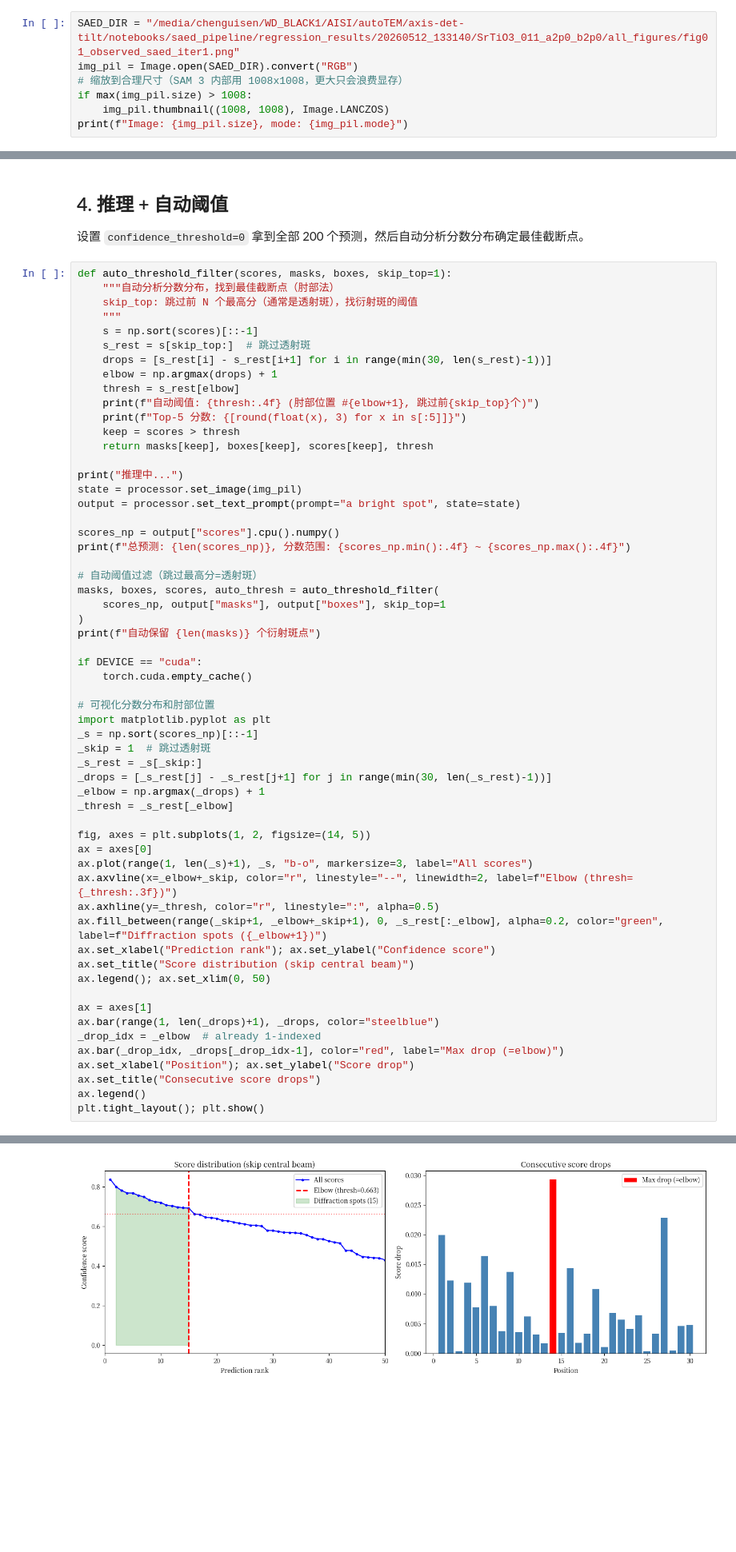
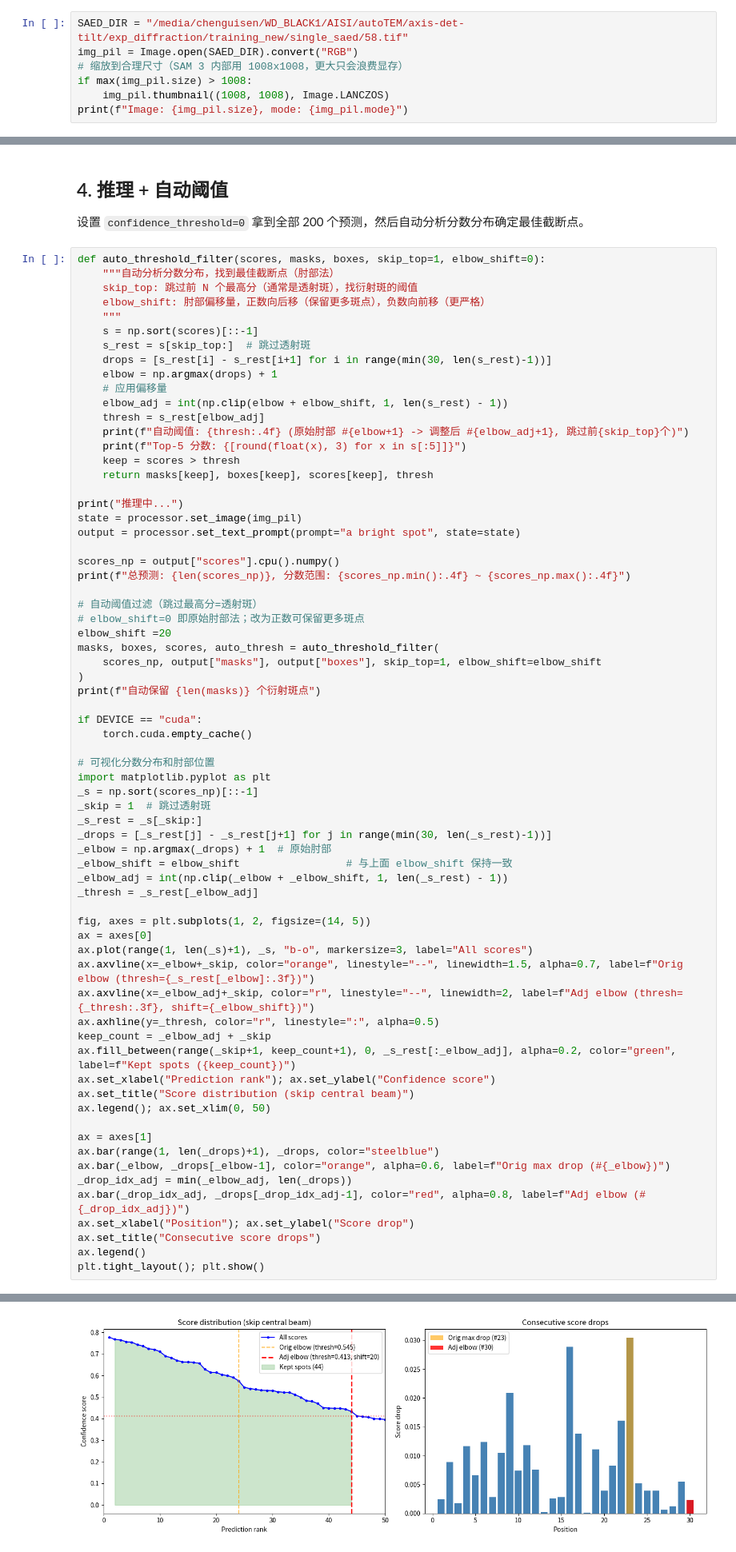
Before and after one commit to chenguisen/sam3, a Jupyter notebook: notebooks/saed_diffraction_spot_segmentation.ipynb, the cells around one changed output, grey strips where cells are left out. Shown at 80% size. Drawn from its saved outputs; the diff is of its cells as text; blank space fills up the shorter version.

```diff
--- a/notebooks/saed_diffraction_spot_segmentation.ipynb
+++ b/notebooks/saed_diffraction_spot_segmentation.ipynb
@@ -53,7 +53,7 @@ Processor ready
 
 直接加载 PNG 图像，不加载 npy 数据。
 # %%
-SAED_DIR = "/media/chenguisen/WD_BLACK1/AISI/autoTEM/axis-det-tilt/notebooks/saed_pipeline/regression_results/20260512_133140/SrTiO3_011_a2p0_b2p0/all_figures/fig01_observed_saed_iter1.png"
+SAED_DIR = "/media/chenguisen/WD_BLACK1/AISI/autoTEM/axis-det-tilt/exp_diffraction/training_new/single_saed/58.tif"
 img_pil = Image.open(SAED_DIR).convert("RGB")
 # 缩放到合理尺寸（SAM 3 内部用 1008x1008，更大只会浪费显存）
 if max(img_pil.size) > 1008:
@@ -66,16 +66,19 @@ Image: (980, 1008), mode: RGB
 
 设置 `confidence_threshold=0` 拿到全部 200 个预测，然后自动分析分数分布确定最佳截断点。
 # %%
-def auto_threshold_filter(scores, masks, boxes, skip_top=1):
+def auto_threshold_filter(scores, masks, boxes, skip_top=1, elbow_shift=0):
     """自动分析分数分布，找到最佳截断点（肘部法）
     skip_top: 跳过前 N 个最高分（通常是透射斑），找衍射斑的阈值
+    elbow_shift: 肘部偏移量，正数向后移（保留更多斑点），负数向前移（更严格）
     """
     s = np.sort(scores)[::-1]
     s_rest = s[skip_top:]  # 跳过透射斑
     drops = [s_rest[i] - s_rest[i+1] for i in range(min(30, len(s_rest)-1))]
     elbow = np.argmax(drops) + 1
-    thresh = s_rest[elbow]
-    print(f"自动阈值: {thresh:.4f} (肘部位置 #{elbow+1}, 跳过前{skip_top}个)")
+    # 应用偏移量
+    elbow_adj = int(np.clip(elbow + elbow_shift, 1, len(s_rest) - 1))
+    thresh = s_rest[elbow_adj]
+    print(f"自动阈值: {thresh:.4f} (原始肘部 #{elbow+1} -> 调整后 #{elbow_adj+1}, 跳过前{skip_top}个)")
     print(f"Top-5 分数: {[round(float(x), 3) for x in s[:5]]}")
     keep = scores > thresh
     return masks[keep], boxes[keep], scores[keep], thresh
@@ -88,8 +91,10 @@ scores_np = output["scores"].cpu().numpy()
 print(f"总预测: {len(scores_np)}, 分数范围: {scores_np.min():.4f} ~ {scores_np.max():.4f}")
 
 # 自动阈值过滤（跳过最高分=透射斑）
+# elbow_shift=0 即原始肘部法；改为正数可保留更多斑点
+elbow_shift =20
 masks, boxes, scores, auto_thresh = auto_threshold_filter(
-    scores_np, output["masks"], output["boxes"], skip_top=1
+    scores_np, output["masks"], output["boxes"], skip_top=1, elbow_shift=elbow_shift
 )
 print(f"自动保留 {len(masks)} 个衍射斑点")
 
@@ -102,23 +107,28 @@ _s = np.sort(scores_np)[::-1]
 _skip = 1  # 跳过透射斑
 _s_rest = _s[_skip:]
 _drops = [_s_rest[j] - _s_rest[j+1] for j in range(min(30, len(_s_rest)-1))]
-_elbow = np.argmax(_drops) + 1
-_thresh = _s_rest[_elbow]
+_elbow = np.argmax(_drops) + 1  # 原始肘部
+_elbow_shift = elbow_shift                 # 与上面 elbow_shift 保持一致
+_elbow_adj = int(np.clip(_elbow + _elbow_shift, 1, len(_s_rest) - 1))
+_thresh = _s_rest[_elbow_adj]
 
 fig, axes = plt.subplots(1, 2, figsize=(14, 5))
 ax = axes[0]
 ax.plot(range(1, len(_s)+1), _s, "b-o", markersize=3, label="All scores")
-ax.axvline(x=_elbow+_skip, color="r", linestyle="--", linewidth=2, label=f"Elbow (thresh={_thresh:.3f})")
+ax.axvline(x=_elbow+_skip, color="orange", linestyle="--", linewidth=1.5, alpha=0.7, label=f"Orig elbow (thresh={_s_rest[_elbow]:.3f})")
+ax.axvline(x=_elbow_adj+_skip, color="r", linestyle="--", linewidth=2, label=f"Adj elbow (thresh={_thresh:.3f}, shift={_elbow_shift})")
 ax.axhline(y=_thresh, color="r", linestyle=":", alpha=0.5)
-ax.fill_between(range(_skip+1, _elbow+_skip+1), 0, _s_rest[:_elbow], alpha=0.2, color="green", label=f"Diffraction spots ({_elbow+1})")
+keep_count = _elbow_adj + _skip
+ax.fill_between(range(_skip+1, keep_count+1), 0, _s_rest[:_elbow_adj], alpha=0.2, color="green", label=f"Kept spots ({keep_count})")
 ax.set_xlabel("Prediction rank"); ax.set_ylabel("Confidence score")
 ax.set_title("Score distribution (skip central beam)")
 ax.legend(); ax.set_xlim(0, 50)
 
 ax = axes[1]
 ax.bar(range(1, len(_drops)+1), _drops, color="steelblue")
-_drop_idx = _elbow  # already 1-indexed
-ax.bar(_drop_idx, _drops[_drop_idx-1], color="red", label="Max drop (=elbow)")
+ax.bar(_elbow, _drops[_elbow-1], color="orange", alpha=0.6, label=f"Orig max drop (#{_elbow})")
+_drop_idx_adj = min(_elbow_adj, len(_drops))
+ax.bar(_drop_idx_adj, _drops[_drop_idx_adj-1], color="red", alpha=0.8, label=f"Adj elbow (#{_drop_idx_adj})")
 ax.set_xlabel("Position"); ax.set_ylabel("Score drop")
 ax.set_title("Consecutive score drops")
 ax.legend()
@@ -132,4 +142,4 @@ Top-5 分数: [0.838, 0.801, 0.781, 0.769, 0.769]
-[figure, old version]
+[figure, new version]
 # %% [markdown]
 ## 5. 可视化
 # %%
```
Also changed, not shown: parts of 6 cells of this notebook, 5 other files.
